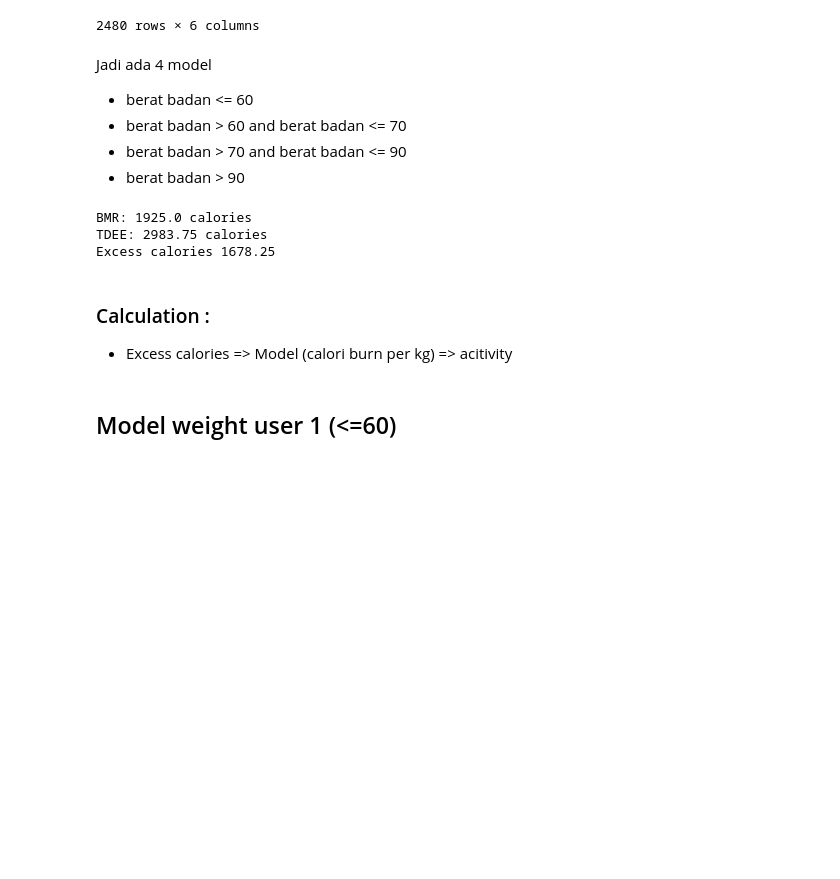
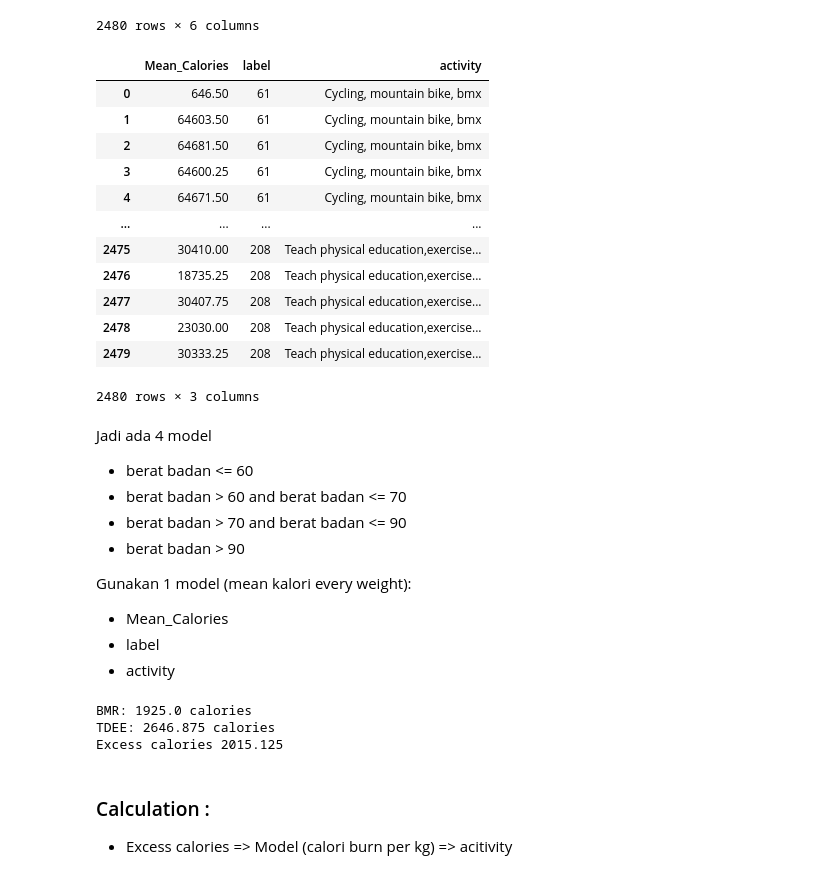
Before and after one commit to CH2-PS287/ML_Exercise-Recommendation, a Jupyter notebook: model.ipynb, the cells around one changed output. Cells and saved outputs as stored; diff of their text form; code cells hidden in the pictures; blank space fills up the shorter version.

```diff
--- a/model.ipynb
+++ b/model.ipynb
@@ -110,12 +115,34 @@ X
 # %%
 dataset=pd.concat([X['Mean_Calories'],y],axis=1)
 # dataset.to_csv('Exercise_Output.csv')
+# %%
+dataset=pd.read_csv('Exercise_Output.csv',index_col=0)
+dataset
+# %% [output]
+|  | Mean_Calories | label | activity |
+| 0 | 646.50 | 61 | Cycling, mountain bike, bmx |
+| 1 | 64603.50 | 61 | Cycling, mountain bike, bmx |
+| 2 | 64681.50 | 61 | Cycling, mountain bike, bmx |
+| 3 | 64600.25 | 61 | Cycling, mountain bike, bmx |
+| 4 | 64671.50 | 61 | Cycling, mountain bike, bmx |
+| ... | ... | ... | ... |
+| 2475 | 30410.00 | 208 | Teach physical education,exercise... |
+| 2476 | 18735.25 | 208 | Teach physical education,exercise... |
+| 2477 | 30407.75 | 208 | Teach physical education,exercise... |
+| 2478 | 23030.00 | 208 | Teach physical education,exercise... |
+| 2479 | 30333.25 | 208 | Teach physical education,exercise... |
+2480 rows × 3 columns
 # %% [markdown]
 Jadi ada 4 model
 - berat badan  <= 60
 - berat badan  > 60 and berat badan <= 70
 - berat badan > 70 and berat badan <= 90
 - berat badan > 90
+
+Gunakan 1 model (mean kalori every weight):
+- Mean_Calories
+- label
+- activity
 # %%
 def calculate_bmr(weight_kg, height_cm, age, gender):
     if gender == 'male':
@@ -135,7 +162,7 @@ weight = 90  # Berat badan dalam kilogram
 height = 180  # Tinggi badan dalam sentimeter
 age = 21  # Usia
 gender = 'male'  # Jenis kelamin ('male' atau 'female')
-activity_factor = 1.55  # Faktor aktivitas fisik (contoh: sedang aktif)
+activity_factor = 1.375  # Faktor aktivitas fisik (contoh: sedang aktif)
 
 bmr = calculate_bmr(weight, height, age, gender)
 tdee = calculate_tdee(bmr, activity_factor)
@@ -145,10 +172,8 @@ print(f"TDEE: {tdee} calories")
 print('Excess calories', kalori_user-tdee)
 # %% [output]
 BMR: 1925.0 calories
-TDEE: 2983.75 calories
-Excess calories 1678.25
+TDEE: 2646.875 calories
+Excess calories 2015.125
 # %% [markdown]
 ### Calculation :
 - Excess calories  => Model (calori burn per kg) => acitivity
-# %% [markdown]
-## Model weight user 1 (<=60)
```
Also changed, not shown: parts of 9 cells of this notebook.
